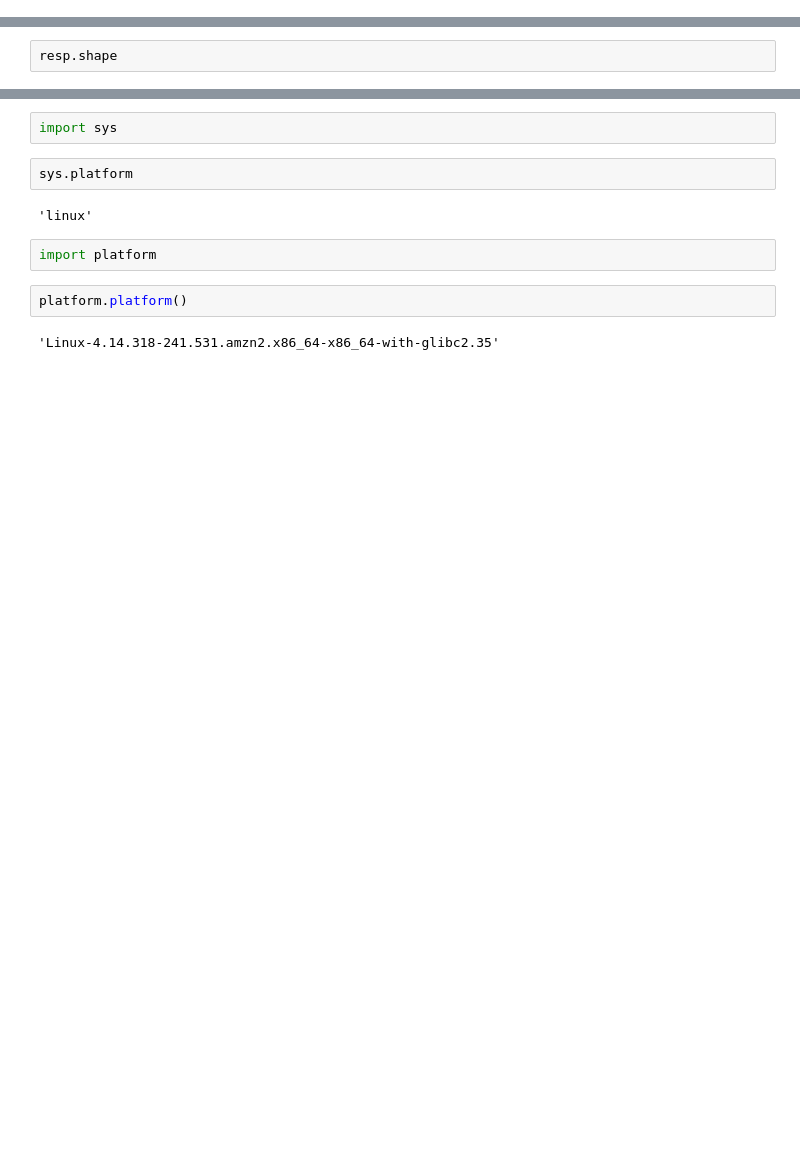
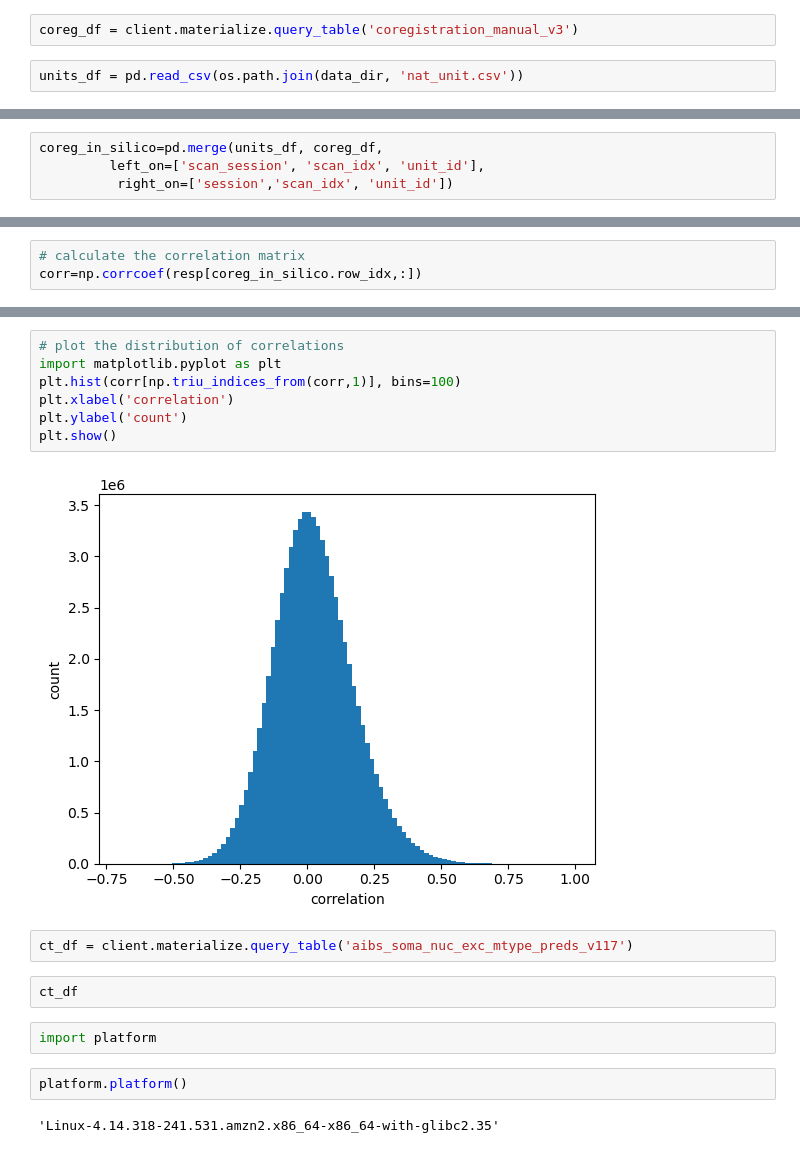
Before and after one commit to AllenInstitute/SWDB_CellTypeFunction, a Jupyter notebook: workshop2/InSilicoStimulus.ipynb, the cells around one changed output, grey strips where cells are left out. Drawn from its saved outputs; the diff is of its cells as text; blank space fills up the shorter version.

```diff
--- a/workshop2/InSilicoStimulus.ipynb
+++ b/workshop2/InSilicoStimulus.ipynb
@@ -5,0 +38,4 @@ resp=np.load(os.path.join(data_dir, 'nat_resp.npy'))
+# %%
+coreg_df = client.materialize.query_table('coregistration_manual_v3')
+# %%
+units_df = pd.read_csv(os.path.join(data_dir, 'nat_unit.csv'))
@@ -5,0 +58,4 @@ resp=np.load(os.path.join(data_dir, 'nat_resp.npy'))
+# %%
+coreg_in_silico=pd.merge(units_df, coreg_df,
+         left_on=['scan_session', 'scan_idx', 'unit_id'],
+          right_on=['session','scan_idx', 'unit_id'])
@@ -6,3 +77,4 @@ resp=np.load(os.path.join(data_dir, 'nat_resp.npy'))
 # %%
-resp.shape
+# calculate the correlation matrix
+corr=np.corrcoef(resp[coreg_in_silico.row_idx,:])
 # %% [output]
@@ -10,9 +117,16 @@ resp.shape
 # %%
-import sys
+# plot the distribution of correlations
+import matplotlib.pyplot as plt
+plt.hist(corr[np.triu_indices_from(corr,1)], bins=100)
+plt.xlabel('correlation')
+plt.ylabel('count')
+plt.show()
+# %% [output]
+[figure, added]
 # %%
-sys.platform
+ct_df = client.materialize.query_table('aibs_soma_nuc_exc_mtype_preds_v117')
-# %% [output]
-'linux'
+# %%
+ct_df
 # %%
 import platform
 # %%
```
Also changed, not shown: parts of 13 cells of this notebook.
